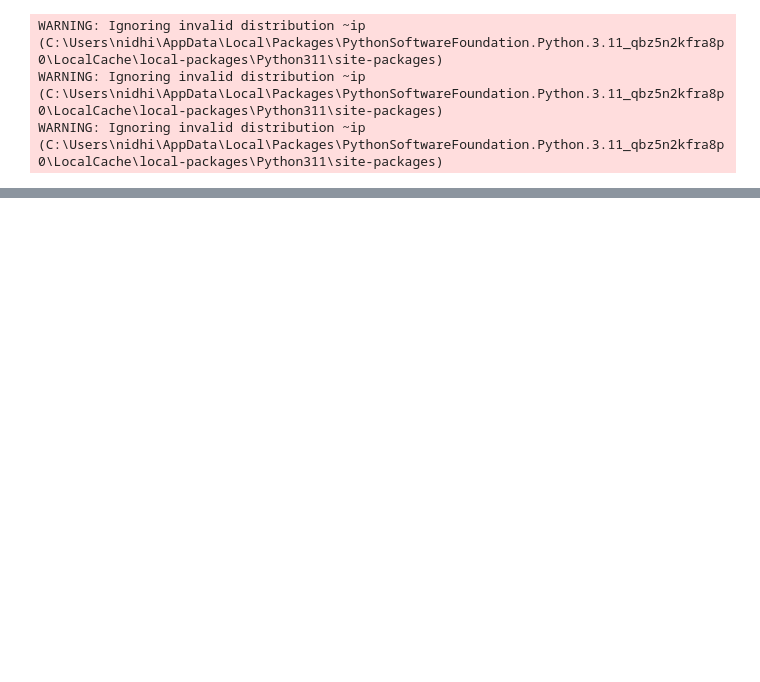
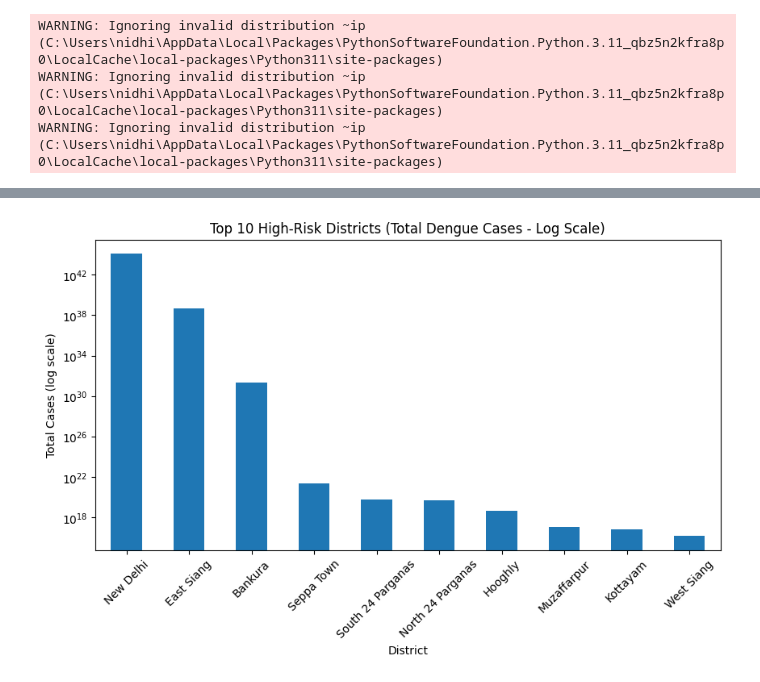
Before and after one commit to Nidhi2805/epidemic-hotspot-risk-prediction, a Jupyter notebook: notebooks/02_eda.ipynb, the cells around one changed output, grey strips where cells are left out. Cells and saved outputs as stored; diff of their text form; code cells hidden in the pictures; blank space fills up the shorter version.

```diff
--- a/notebooks/02_eda.ipynb
+++ b/notebooks/02_eda.ipynb
@@ -52,0 +85,9 @@ df.head()
+# %%
+top_districts = (
+    df.groupby('district')['Cases']
+    .sum()
+    .sort_values(ascending=False)
+    .head(10)
+)
+
+top_districts
@@ -52,0 +107,11 @@ df.head()
+# %%
+plt.figure(figsize=(10,5))
+top_districts.plot(kind='bar')
+plt.yscale('log')
+plt.title("Top 10 High-Risk Districts (Total Dengue Cases - Log Scale)")
+plt.xlabel("District")
+plt.ylabel("Total Cases (log scale)")
+plt.xticks(rotation=45)
+plt.show()
+# %% [output]
+[figure, added]
```
Also changed, not shown: parts of 7 cells of this notebook.
